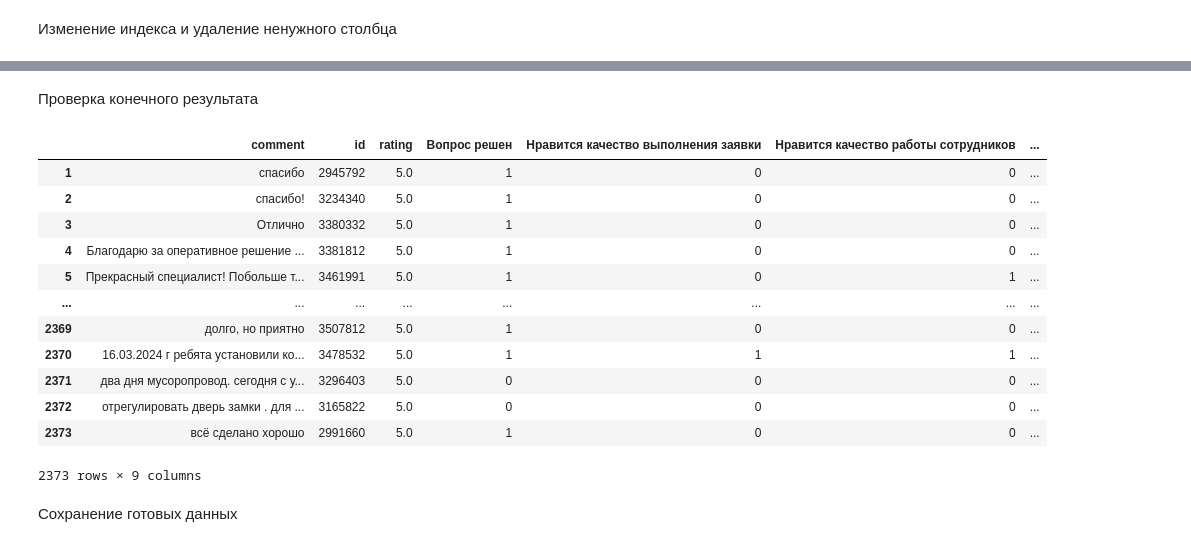
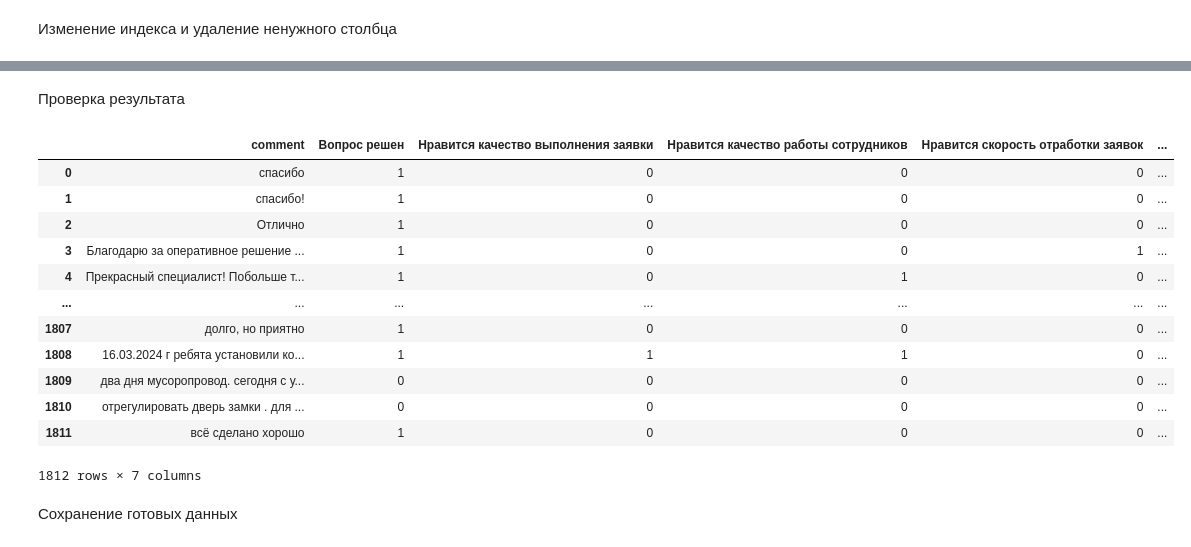
Before and after one commit to MedvedevEugene/ml-intensive-4, a Jupyter notebook: Пушмин Александр/processing.ipynb, the cells around one changed output, grey strips where cells are left out. Saved outputs shown, nothing was run; the diff lists cells and outputs as text; code cells hidden in the pictures.

```diff
--- a/Пушмин Александр/processing.ipynb
+++ b/Пушмин Александр/processing.ipynb
@@ -104,0 +107,2 @@ df = df.drop('taxonomy', axis=1)
+# %%
+df_cleaned = df.drop_duplicates(subset=["comment"]).reset_index(drop=True)
@@ -104,0 +111,13 @@ df = df.drop('taxonomy', axis=1)
+# %%
+target_columns = [
+    "Вопрос решен",
+    "Нравится качество выполнения заявки",
+    "Нравится качество работы сотрудников",
+    "Нравится скорость отработки заявок",
+    "Понравилось выполнение заявки",
+    "Работа не выполнена"
+]
+df_model = df_cleaned[["comment"] + target_columns]
+
+label_distribution = df_model[target_columns].sum().sort_values(ascending=False)
+df_model.shape, label_distribution
@@ -105,21 +133,21 @@ df = df.drop('taxonomy', axis=1)
 # %% [markdown]
-Проверка конечного результата
+Проверка результата
-# %%
-df
-# %% [output]
-|  | comment | id | rating | Вопрос решен | Нравится качество выполнения заявки | Нравится качество работы сотрудников | ... |
-| 1 | спасибо | 2945792 | 5.0 | 1 | 0 | 0 | ... |
-| 2 | спасибо! | 3234340 | 5.0 | 1 | 0 | 0 | ... |
-| 3 | Отлично | 3380332 | 5.0 | 1 | 0 | 0 | ... |
-| 4 | Благодарю за оперативное решение ... | 3381812 | 5.0 | 1 | 0 | 0 | ... |
-| 5 | Прекрасный специалист! Побольше т... | 3461991 | 5.0 | 1 | 0 | 1 | ... |
-| ... | ... | ... | ... | ... | ... | ... | ... |
-| 2369 | долго, но приятно | 3507812 | 5.0 | 1 | 0 | 0 | ... |
-| 2370 | 16.03.2024 г ребята установили ко... | 3478532 | 5.0 | 1 | 1 | 1 | ... |
-| 2371 | два дня мусоропровод. сегодня с у... | 3296403 | 5.0 | 0 | 0 | 0 | ... |
-| 2372 | отрегулировать дверь замки . для ... | 3165822 | 5.0 | 0 | 0 | 0 | ... |
-| 2373 | всё сделано хорошо | 2991660 | 5.0 | 1 | 0 | 0 | ... |
-2373 rows × 9 columns
+# %%
+df_model
+# %% [output]
+|  | comment | Вопрос решен | Нравится качество выполнения заявки | Нравится качество работы сотрудников | Нравится скорость отработки заявок | ... |
+| 0 | спасибо | 1 | 0 | 0 | 0 | ... |
+| 1 | спасибо! | 1 | 0 | 0 | 0 | ... |
+| 2 | Отлично | 1 | 0 | 0 | 0 | ... |
+| 3 | Благодарю за оперативное решение ... | 1 | 0 | 0 | 1 | ... |
+| 4 | Прекрасный специалист! Побольше т... | 1 | 0 | 1 | 0 | ... |
+| ... | ... | ... | ... | ... | ... | ... |
+| 1807 | долго, но приятно | 1 | 0 | 0 | 0 | ... |
+| 1808 | 16.03.2024 г ребята установили ко... | 1 | 1 | 1 | 0 | ... |
+| 1809 | два дня мусоропровод. сегодня с у... | 0 | 0 | 0 | 0 | ... |
+| 1810 | отрегулировать дверь замки . для ... | 0 | 0 | 0 | 0 | ... |
+| 1811 | всё сделано хорошо | 1 | 0 | 0 | 0 | ... |
+1812 rows × 7 columns
 # %% [markdown]
 Сохранение готовых данных
 # %%
```
Also changed, not shown: parts of 5 cells of this notebook.
